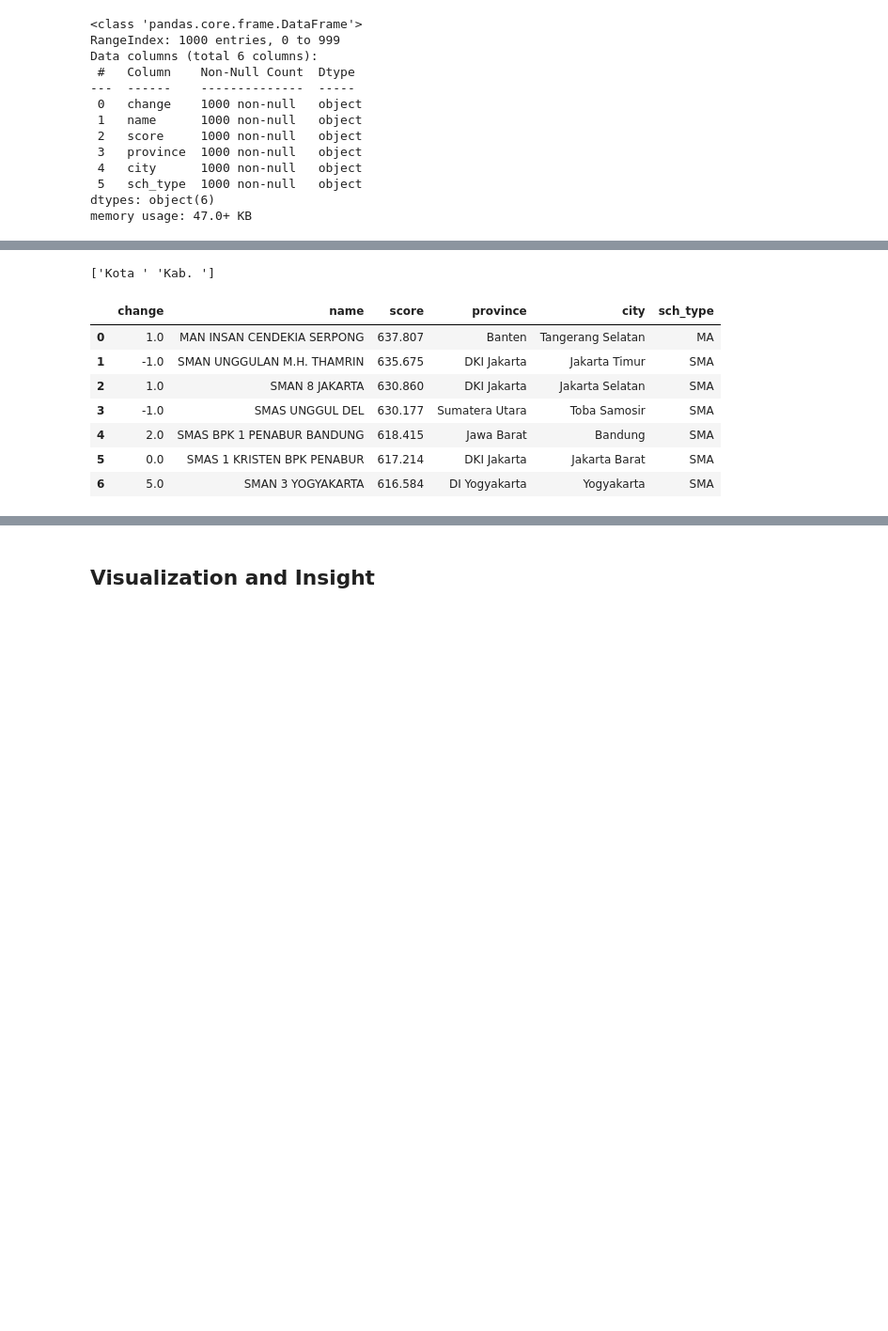
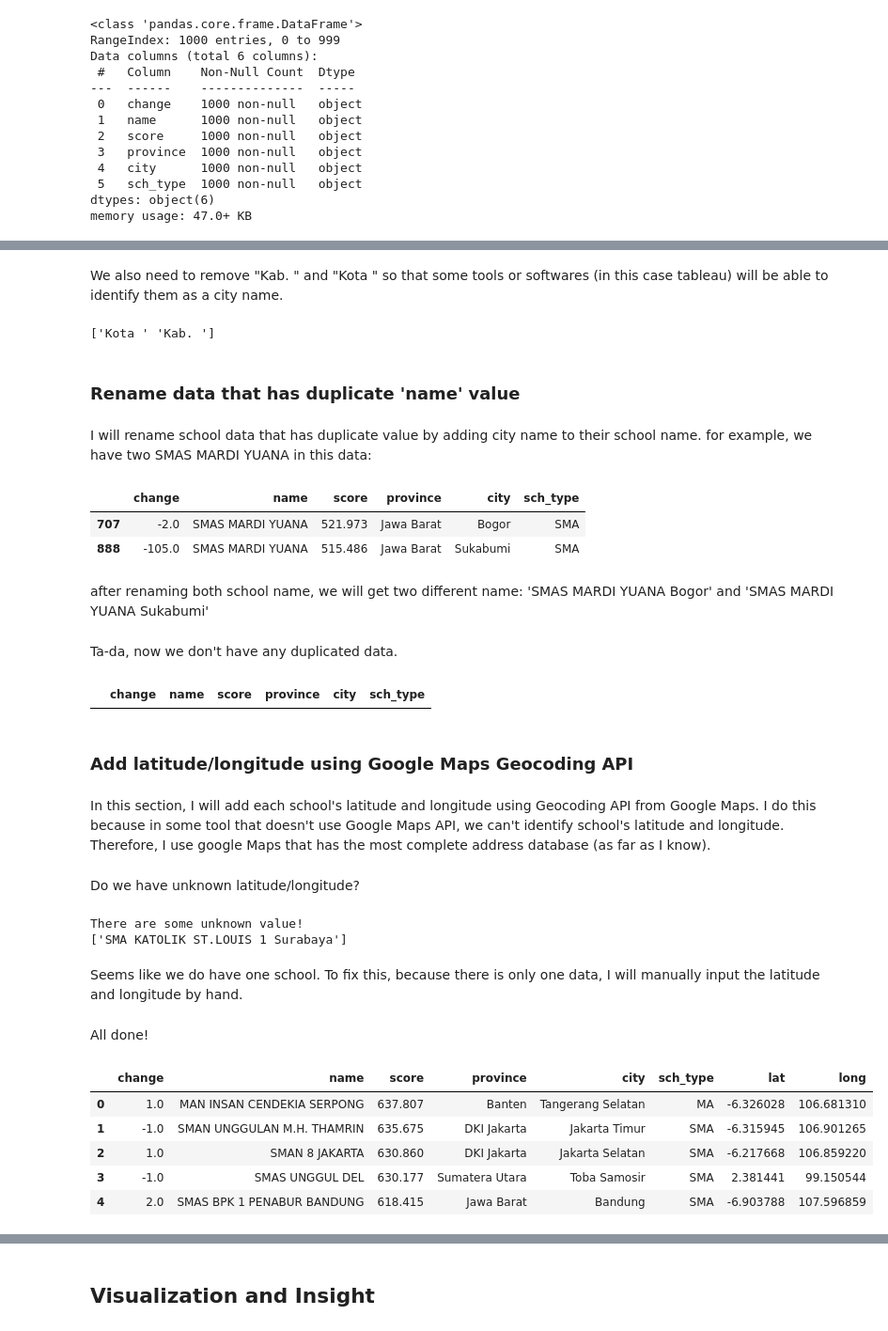
Before and after one commit to rafinflaziz/LTMPT-top-1000, a Jupyter notebook: LTMPT.ipynb, the cells around one changed output, grey strips where cells are left out. Shown at 94% size. Saved outputs shown, nothing was run; the diff lists cells and outputs as text; code cells hidden in the pictures; blank space fills up the shorter version.

Commit message:
add geolocation and data cleaning, add pep8 style

```diff
--- a/LTMPT.ipynb
+++ b/LTMPT.ipynb
@@ -107 +115,3 @@ ltmpt['score'] = pd.to_numeric(ltmpt['score']).fillna(0)
+# %% [markdown]
+We also need to remove "Kab. " and "Kota " so that some tools or softwares (in this case tableau) will be able to identify them as a city name.
 # %%
@@ -113,14 +122,33 @@ print(ltmpt['city'].str[:5].unique())
 ltmpt['city'] = ltmpt['city'].str[5:]
 # %% [output]
 ['Kota ' 'Kab. ']
-# %%
-ltmpt.head(7)
-# %% [output]
-|  | change | name | score | province | city | sch_type |
-| 0 | 1.0 | MAN INSAN CENDEKIA SERPONG | 637.807 | Banten | Tangerang Selatan | MA |
-| 1 | -1.0 | SMAN UNGGULAN M.H. THAMRIN | 635.675 | DKI Jakarta | Jakarta Timur | SMA |
-| 2 | 1.0 | SMAN 8 JAKARTA | 630.860 | DKI Jakarta | Jakarta Selatan | SMA |
-| 3 | -1.0 | SMAS UNGGUL DEL | 630.177 | Sumatera Utara | Toba Samosir | SMA |
-| 4 | 2.0 | SMAS BPK 1 PENABUR BANDUNG | 618.415 | Jawa Barat | Bandung | SMA |
-| 5 | 0.0 | SMAS 1 KRISTEN BPK PENABUR | 617.214 | DKI Jakarta | Jakarta Barat | SMA |
-| 6 | 5.0 | SMAN 3 YOGYAKARTA | 616.584 | DI Yogyakarta | Yogyakarta | SMA |
+# %% [markdown]
+### Rename data that has duplicate 'name' value
+# %% [markdown]
+I will rename school data that has duplicate value by adding city name to their school name.
+for example, we have two SMAS MARDI YUANA in this data:
+# %%
+ltmpt[ltmpt['name'] == 'SMAS MARDI YUANA']
+# %% [output]
+|  | change | name | score | province | city | sch_type |
+| 707 | -2.0 | SMAS MARDI YUANA | 521.973 | Jawa Barat | Bogor | SMA |
+| 888 | -105.0 | SMAS MARDI YUANA | 515.486 | Jawa Barat | Sukabumi | SMA |
+# %% [markdown]
+after renaming both school name, we will get two different name: 'SMAS MARDI YUANA Bogor' and 'SMAS MARDI YUANA Sukabumi'
+# %%
+# filter condition
+duplicated_data = ltmpt.duplicated(subset=['name'], keep=False)
+
+# add concatenate city to their name
+ltmpt.loc[duplicated_data, 'name'] = ltmpt[duplicated_data]['name'] + \
+    " " + ltmpt[duplicated_data]['city']
+# %% [markdown]
+Ta-da, now we don't have any duplicated data.
+# %%
+ltmpt[ltmpt.duplicated(subset=['name'], keep=False)]
+# %% [output]
+|  | change | name | score | province | city | sch_type |
+# %% [markdown]
+### Add latitude/longitude using Google Maps Geocoding API
+# %% [markdown]
+In this section, I will add each school's latitude and longitude using Geocoding API from Google Maps. I do this because in some tool that doesn't use Google Maps API, we can't identify school's latitude and longitude. Therefore, I use google Maps that has the most complete address database (as far as I know).
@@ -126,0 +198,26 @@ ltmpt.head(7)
+# %% [markdown]
+Do we have unknown latitude/longitude?
+# %%
+print('There are some unknown value!\n{}'.format(unknown_sch)) if 'unknown' in lat \
+    else print('All latitude and longitude are known.')
+# %% [output]
+There are some unknown value!
+['SMA KATOLIK ST.LOUIS 1 Surabaya']
+# %% [markdown]
+Seems like we do have one school. To fix this, because there is only one data, I will manually input the latitude and longitude by hand.
+# %%
+lat[:] = [-7.280364717349625 if x == 'unknown' else x for x in lat]
+long[:] = [112.74296491252336 if x == 'unknown' else x for x in long]
+# %% [markdown]
+All done!
+# %%
+ltmpt['lat'] = lat
+ltmpt['long'] = long
+ltmpt.head(5)
+# %% [output]
+|  | change | name | score | province | city | sch_type | lat | long |
+| 0 | 1.0 | MAN INSAN CENDEKIA SERPONG | 637.807 | Banten | Tangerang Selatan | MA | -6.326028 | 106.681310 |
+| 1 | -1.0 | SMAN UNGGULAN M.H. THAMRIN | 635.675 | DKI Jakarta | Jakarta Timur | SMA | -6.315945 | 106.901265 |
+| 2 | 1.0 | SMAN 8 JAKARTA | 630.860 | DKI Jakarta | Jakarta Selatan | SMA | -6.217668 | 106.859220 |
+| 3 | -1.0 | SMAS UNGGUL DEL | 630.177 | Sumatera Utara | Toba Samosir | SMA | 2.381441 | 99.150544 |
+| 4 | 2.0 | SMAS BPK 1 PENABUR BANDUNG | 618.415 | Jawa Barat | Bandung | SMA | -6.903788 | 107.596859 |
```
Also changed, not shown: parts of 20 cells of this notebook.
